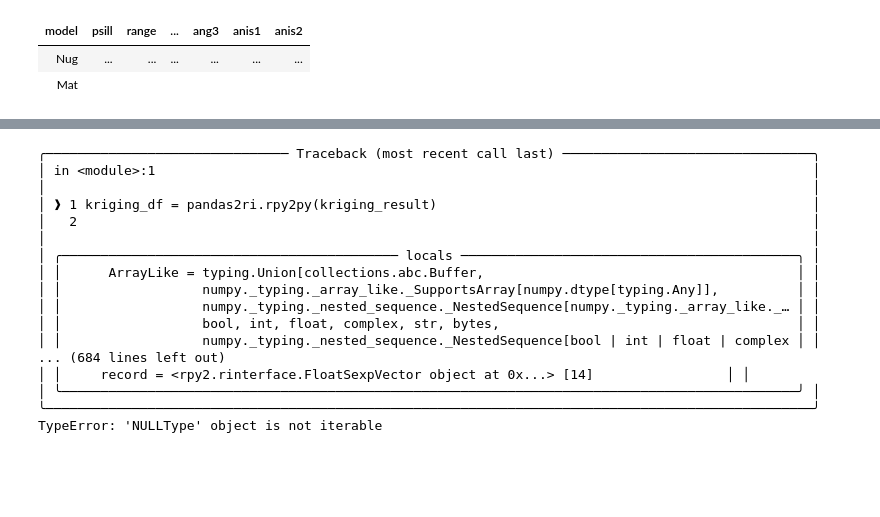
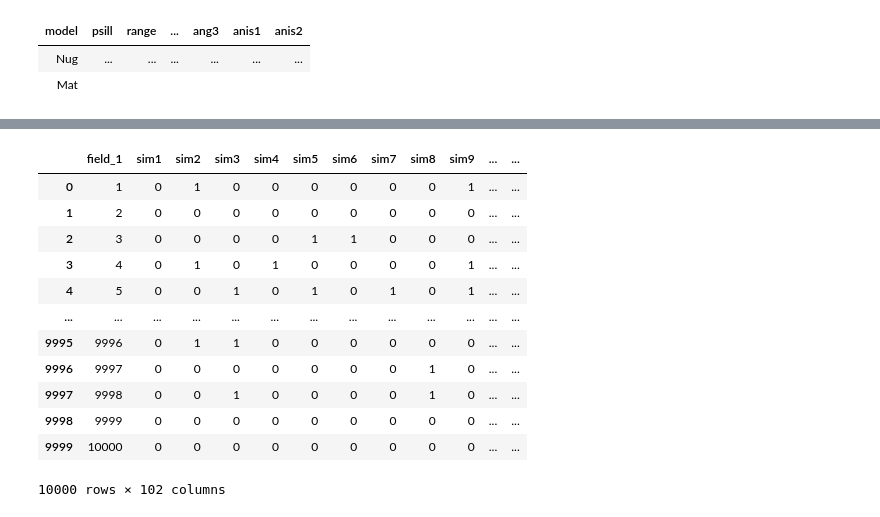
Before and after one commit to relativityhd/spatial-statistics-final-project, a Jupyter notebook: indicator_sim_r.ipynb, the cells around one changed output, grey strips where cells are left out. Cells and saved outputs as stored; diff of their text form; code cells hidden in the pictures; blank space fills up the shorter version.

```diff
--- a/indicator_sim_r.ipynb
+++ b/indicator_sim_r.ipynb
@@ -396,20 +399,16 @@ First 10 features:
-# %%
-kriging_df = pandas2ri.rpy2py(kriging_result)
-# %% [output]
-╭─────────────────────────────── Traceback (most recent call last) ────────────────────────────────╮
-│ in <module>:1                                                                                    │
-│                                                                                                  │
-│ ❱ 1 kriging_df = pandas2ri.rpy2py(kriging_result)                                                │
-│   2                                                                                              │
-│                                                                                                  │
-│ ╭─────────────────────────────────────────── locals ───────────────────────────────────────────╮ │
-│ │      ArrayLike = typing.Union[collections.abc.Buffer,                                        │ │
-│ │                  numpy._typing._array_like._SupportsArray[numpy.dtype[typing.Any]],          │ │
-│ │                  numpy._typing._nested_sequence._NestedSequence[numpy._typing._array_like._… │ │
-│ │                  bool, int, float, complex, str, bytes,                                      │ │
-│ │                  numpy._typing._nested_sequence._NestedSequence[bool | int | float | complex │ │
-... (684 lines left out)
-│ │     record = <rpy2.rinterface.FloatSexpVector object at 0x...> [14]                 │ │
-│ ╰──────────────────────────────────────────────────────────────────────────────────────────────╯ │
-╰──────────────────────────────────────────────────────────────────────────────────────────────────╯
-TypeError: 'NULLType' object is not iterable
+# %%
+gpd.read_file("values.csv")
+# %% [output]
+|  | field_1 | sim1 | sim2 | sim3 | sim4 | sim5 | sim6 | sim7 | sim8 | sim9 | ... | ... |
+| 0 | 1 | 0 | 1 | 0 | 0 | 0 | 0 | 0 | 0 | 1 | ... | ... |
+| 1 | 2 | 0 | 0 | 0 | 0 | 0 | 0 | 0 | 0 | 0 | ... | ... |
+| 2 | 3 | 0 | 0 | 0 | 0 | 1 | 1 | 0 | 0 | 0 | ... | ... |
+| 3 | 4 | 0 | 1 | 0 | 1 | 0 | 0 | 0 | 0 | 1 | ... | ... |
+| 4 | 5 | 0 | 0 | 1 | 0 | 1 | 0 | 1 | 0 | 1 | ... | ... |
+| ... | ... | ... | ... | ... | ... | ... | ... | ... | ... | ... | ... | ... |
+| 9995 | 9996 | 0 | 1 | 1 | 0 | 0 | 0 | 0 | 0 | 0 | ... | ... |
+| 9996 | 9997 | 0 | 0 | 0 | 0 | 0 | 0 | 0 | 1 | 0 | ... | ... |
+| 9997 | 9998 | 0 | 0 | 1 | 0 | 0 | 0 | 0 | 1 | 0 | ... | ... |
+| 9998 | 9999 | 0 | 0 | 0 | 0 | 0 | 0 | 0 | 0 | 0 | ... | ... |
+| 9999 | 10000 | 0 | 0 | 0 | 0 | 0 | 0 | 0 | 0 | 0 | ... | ... |
+10000 rows × 102 columns
```
Also changed, not shown: parts of 4 cells of this notebook.
